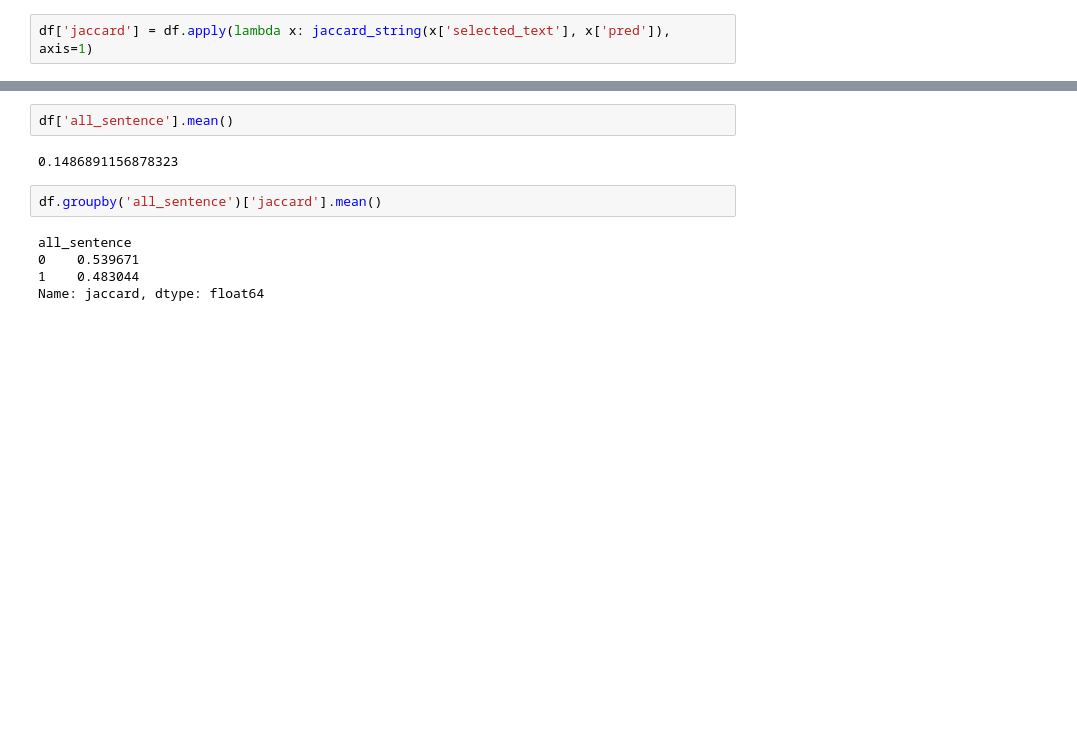
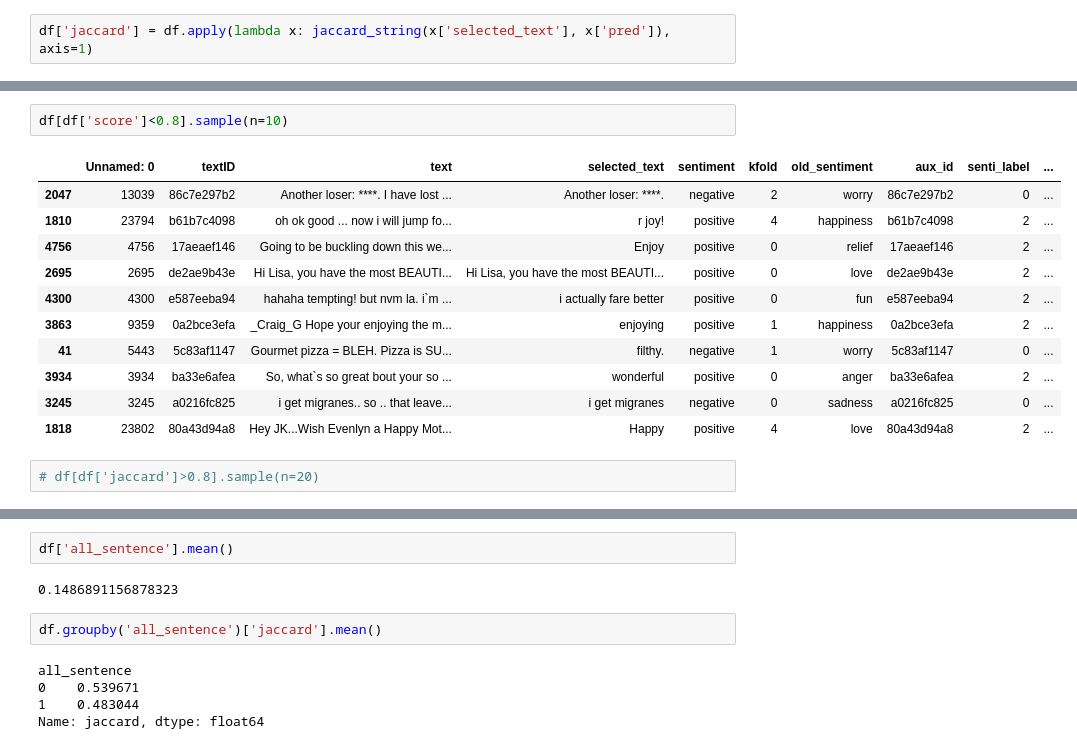
Before and after one commit to thuwyh/Tweet-Sentiment-Extraction, a Jupyter notebook: notebook/pred-eda.ipynb, the cells around one changed output, grey strips where cells are left out. Saved outputs shown, nothing was run; the diff lists cells and outputs as text; blank space fills up the shorter version.

```diff
--- a/notebook/pred-eda.ipynb
+++ b/notebook/pred-eda.ipynb
@@ -46 +95,17 @@ df[df['jaccard']<0.2].shape
+# %%
+df[df['score']<0.8].sample(n=10)
+# %% [output]
+|  | Unnamed: 0 | textID | text | selected_text | sentiment | kfold | old_sentiment | aux_id | senti_label | ... |
+| 2047 | 13039 | 86c7e297b2 | Another loser: ****. I have lost ... | Another loser: ****. | negative | 2 | worry | 86c7e297b2 | 0 | ... |
+| 1810 | 23794 | b61b7c4098 | oh ok good ... now i will jump fo... | r joy! | positive | 4 | happiness | b61b7c4098 | 2 | ... |
+| 4756 | 4756 | 17aeaef146 | Going to be buckling down this we... | Enjoy | positive | 0 | relief | 17aeaef146 | 2 | ... |
+| 2695 | 2695 | de2ae9b43e | Hi Lisa, you have the most BEAUTI... | Hi Lisa, you have the most BEAUTI... | positive | 0 | love | de2ae9b43e | 2 | ... |
+| 4300 | 4300 | e587eeba94 | hahaha tempting! but nvm la. i`m ... | i actually fare better | positive | 0 | fun | e587eeba94 | 2 | ... |
+| 3863 | 9359 | 0a2bce3efa | _Craig_G Hope your enjoying the m... | enjoying | positive | 1 | happiness | 0a2bce3efa | 2 | ... |
+| 41 | 5443 | 5c83af1147 | Gourmet pizza = BLEH. Pizza is SU... | filthy. | negative | 1 | worry | 5c83af1147 | 0 | ... |
+| 3934 | 3934 | ba33e6afea | So, what`s so great bout your so ... | wonderful | positive | 0 | anger | ba33e6afea | 2 | ... |
+| 3245 | 3245 | a0216fc825 | i get migranes.. so .. that leave... | i get migranes | negative | 0 | sadness | a0216fc825 | 0 | ... |
+| 1818 | 23802 | 80a43d94a8 | Hey JK...Wish Evenlyn a Happy Mot... | Happy | positive | 4 | love | 80a43d94a8 | 2 | ... |
+# %%
+# df[df['jaccard']>0.8].sample(n=20)
 # %%
```
Also changed, not shown: parts of 19 cells of this notebook, 8 other files.
